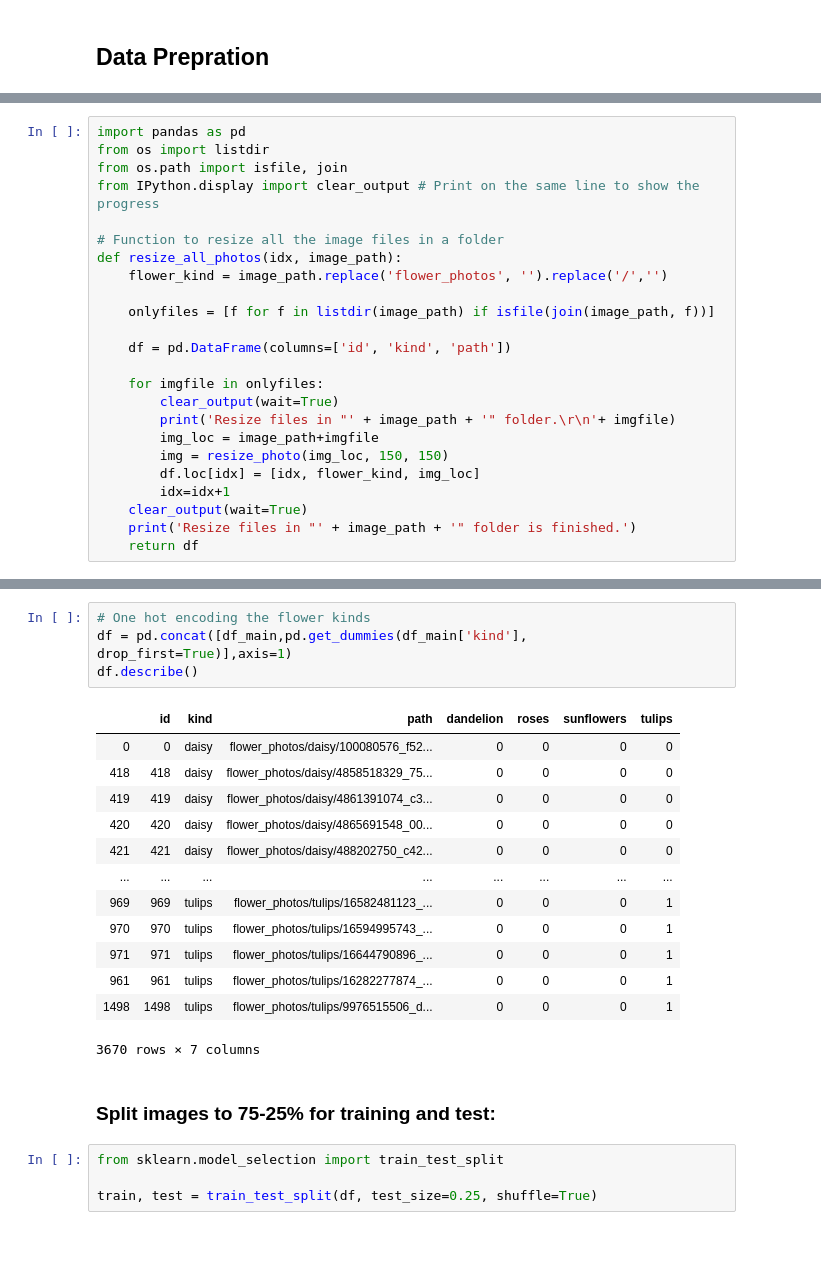
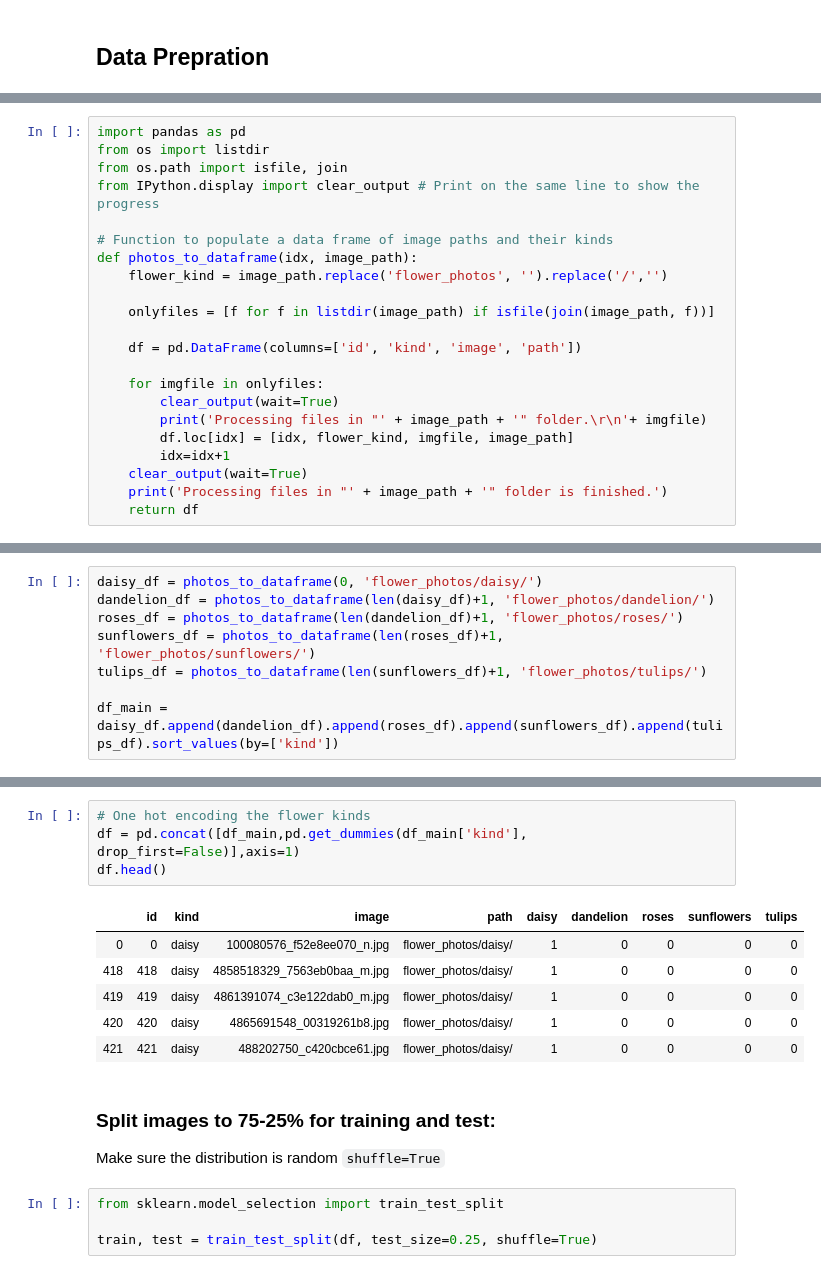
Before and after one commit to babakansari/DeepLearning, a Jupyter notebook: Assignment_2_Babak_Ansari_Convolutional_Neural_Nets_and_Transfer_Learning.ipynb, the cells around one changed output, grey strips where cells are left out. Cells and saved outputs as stored; diff of their text form; blank space fills up the shorter version.

```diff
--- a/Assignment_2_Babak_Ansari_Convolutional_Neural_Nets_and_Transfer_Learning.ipynb
+++ b/Assignment_2_Babak_Ansari_Convolutional_Neural_Nets_and_Transfer_Learning.ipynb
@@ -44,21 +50,19 @@ from os import listdir
 from os.path import isfile, join
 from IPython.display import clear_output # Print on the same line to show the progress
 
-# Function to resize all the image files in a folder
-def resize_all_photos(idx, image_path):
+# Function to populate a data frame of image paths and their kinds
+def photos_to_dataframe(idx, image_path):
     flower_kind = image_path.replace('flower_photos', '').replace('/','')
 
     onlyfiles = [f for f in listdir(image_path) if isfile(join(image_path, f))]
 
-    df = pd.DataFrame(columns=['id', 'kind', 'path'])
+    df = pd.DataFrame(columns=['id', 'kind', 'image', 'path'])
 
     for imgfile in onlyfiles:
         clear_output(wait=True)
-        print('Resize files in "' + image_path + '" folder.\r\n'+ imgfile)
-        img_loc = image_path+imgfile
-        img = resize_photo(img_loc, 150, 150)
-        df.loc[idx] = [idx, flower_kind, img_loc]
+        print('Processing files in "' + image_path + '" folder.\r\n'+ imgfile)
+        df.loc[idx] = [idx, flower_kind, imgfile, image_path]
         idx=idx+1
     clear_output(wait=True)
-    print('Resize files in "' + image_path + '" folder is finished.')
+    print('Processing files in "' + image_path + '" folder is finished.')
     return df
@@ -64,0 +71,8 @@ def resize_all_photos(idx, image_path):
+# %%
+daisy_df = photos_to_dataframe(0, 'flower_photos/daisy/')
+dandelion_df = photos_to_dataframe(len(daisy_df)+1, 'flower_photos/dandelion/')
+roses_df = photos_to_dataframe(len(dandelion_df)+1, 'flower_photos/roses/')
+sunflowers_df = photos_to_dataframe(len(roses_df)+1, 'flower_photos/sunflowers/')
+tulips_df = photos_to_dataframe(len(sunflowers_df)+1, 'flower_photos/tulips/')
+
+df_main = daisy_df.append(dandelion_df).append(roses_df).append(sunflowers_df).append(tulips_df).sort_values(by=['kind'])
@@ -78,23 +94,18 @@ Resize files in "flower_photos/tulips/" folder is finished.
 # %%
 # One hot encoding the flower kinds
-df = pd.concat([df_main,pd.get_dummies(df_main['kind'], drop_first=True)],axis=1)
-df.describe()
+df = pd.concat([df_main,pd.get_dummies(df_main['kind'], drop_first=False)],axis=1)
+df.head()
 # %% [output]
-|  | id | kind | path | dandelion | roses | sunflowers | tulips |
-| 0 | 0 | daisy | flower_photos/daisy/100080576_f52... | 0 | 0 | 0 | 0 |
-| 418 | 418 | daisy | flower_photos/daisy/4858518329_75... | 0 | 0 | 0 | 0 |
-| 419 | 419 | daisy | flower_photos/daisy/4861391074_c3... | 0 | 0 | 0 | 0 |
-| 420 | 420 | daisy | flower_photos/daisy/4865691548_00... | 0 | 0 | 0 | 0 |
-| 421 | 421 | daisy | flower_photos/daisy/488202750_c42... | 0 | 0 | 0 | 0 |
-| ... | ... | ... | ... | ... | ... | ... | ... |
-| 969 | 969 | tulips | flower_photos/tulips/16582481123_... | 0 | 0 | 0 | 1 |
-| 970 | 970 | tulips | flower_photos/tulips/16594995743_... | 0 | 0 | 0 | 1 |
-| 971 | 971 | tulips | flower_photos/tulips/16644790896_... | 0 | 0 | 0 | 1 |
-| 961 | 961 | tulips | flower_photos/tulips/16282277874_... | 0 | 0 | 0 | 1 |
-| 1498 | 1498 | tulips | flower_photos/tulips/9976515506_d... | 0 | 0 | 0 | 1 |
+|  | id | kind | image | path | daisy | dandelion | roses | sunflowers | tulips |
+| 0 | 0 | daisy | 100080576_f52e8ee070_n.jpg | flower_photos/daisy/ | 1 | 0 | 0 | 0 | 0 |
+| 418 | 418 | daisy | 4858518329_7563eb0baa_m.jpg | flower_photos/daisy/ | 1 | 0 | 0 | 0 | 0 |
+| 419 | 419 | daisy | 4861391074_c3e122dab0_m.jpg | flower_photos/daisy/ | 1 | 0 | 0 | 0 | 0 |
+| 420 | 420 | daisy | 4865691548_00319261b8.jpg | flower_photos/daisy/ | 1 | 0 | 0 | 0 | 0 |
+| 421 | 421 | daisy | 488202750_c420cbce61.jpg | flower_photos/daisy/ | 1 | 0 | 0 | 0 | 0 |
-3670 rows × 7 columns
 # %% [markdown]
 ### Split images to 75-25% for training and test:
+
+Make sure the distribution is random `shuffle=True`
 # %%
 from sklearn.model_selection import train_test_split
 
```
Also changed, not shown: parts of 32 cells of this notebook.
